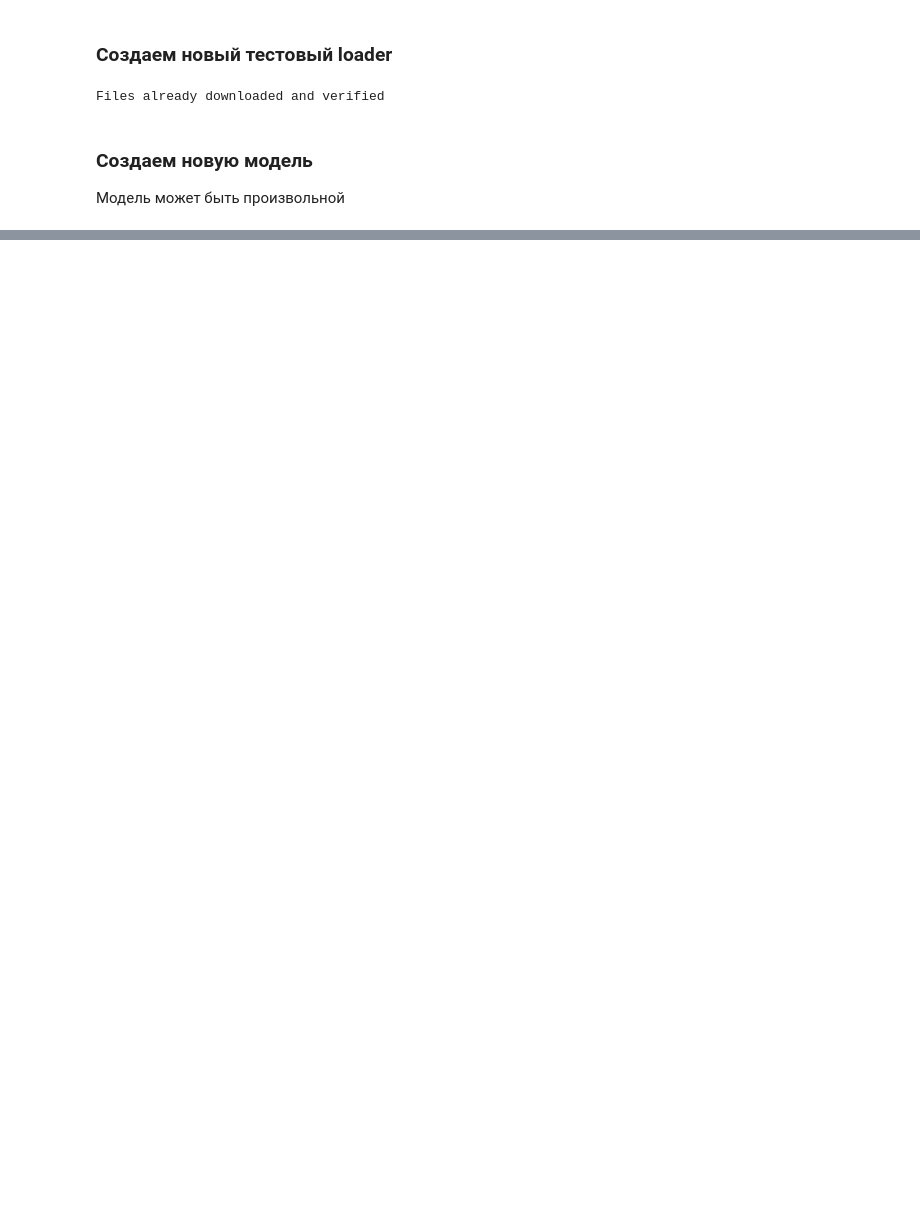
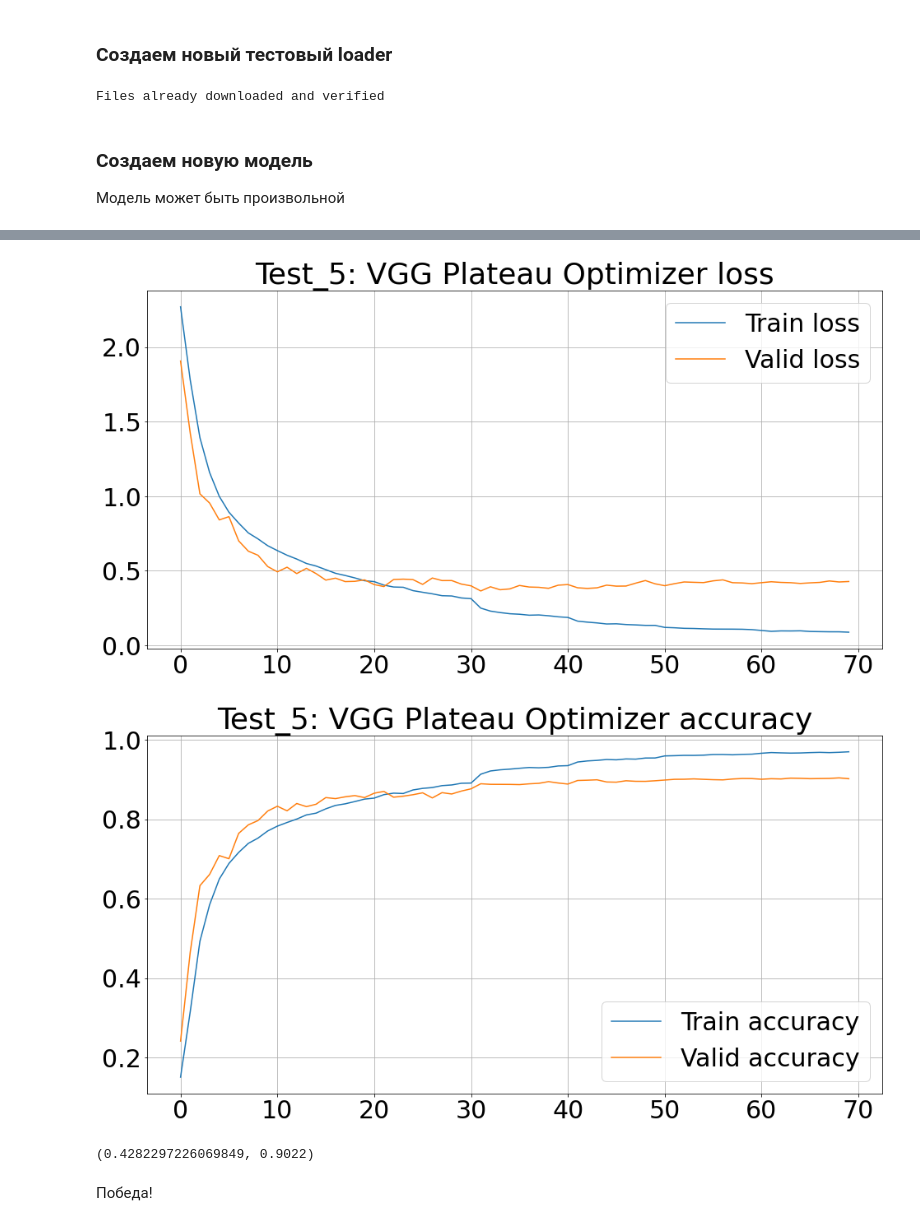
Before and after one commit to gavlique/Karpov_DS, a Jupyter notebook: deep/4 - RegularizeConvNet.ipynb, the cells around one changed output, grey strips where cells are left out. Drawn from its saved outputs; the diff is of its cells as text; code cells hidden in the pictures; blank space fills up the shorter version.

```diff
--- a/deep/4 - RegularizeConvNet.ipynb
+++ b/deep/4 - RegularizeConvNet.ipynb
@@ -416,0 +534,20 @@ whole_train_valid_cycle_with_scheduler(new_model, 30, 'Test_2')
+# %%
+model_5 = VGG11()
+
+# Зададим функцию ошибки и оптимизатор
+loss_fn = nn.CrossEntropyLoss()
+
+optimizer = Adam(model_5.parameters(), lr=1e-2)
+scheduler = ReduceLROnPlateau(optimizer, mode='min', factor=0.5, patience=8)
+# %%
+whole_train_valid_cycle_with_plateau_scheduler(
+    model_5, 70, 'Test_5: VGG Plateau Optimizer')
+# %% [output]
+[figure, added]
+[figure, added]
+# %%
+evaluate(model_5, test_loader)
+# %% [output]
+(0.4282297226069849, 0.9022)
+# %% [markdown]
+Победа!
```
Also changed, not shown: parts of 28 cells of this notebook, 7 other files.
